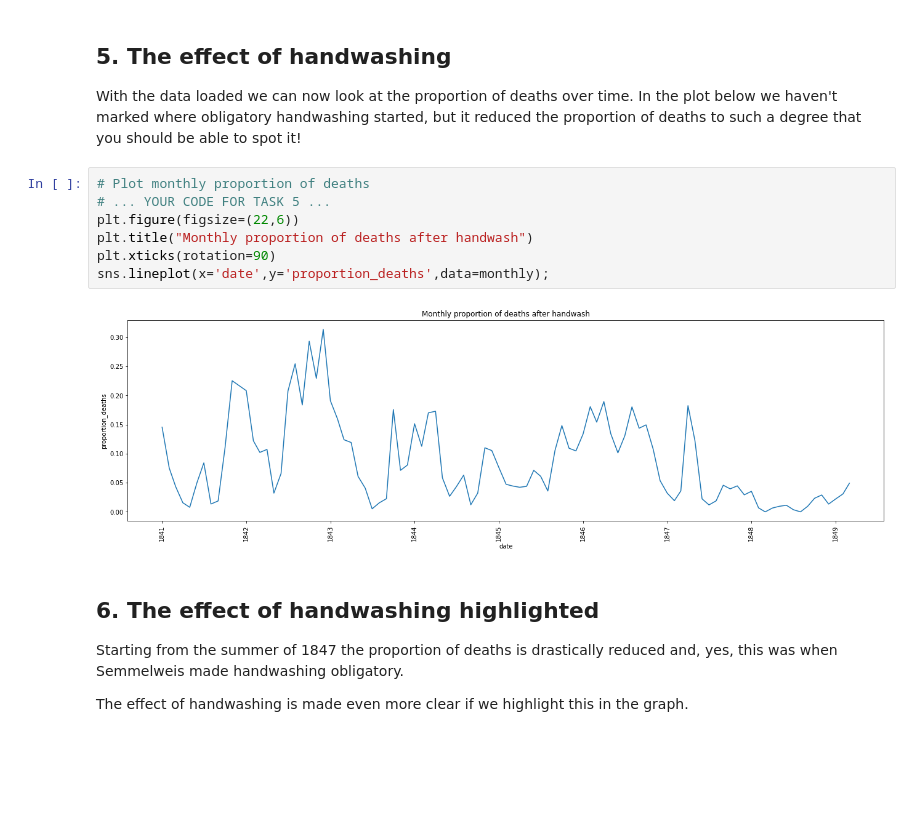
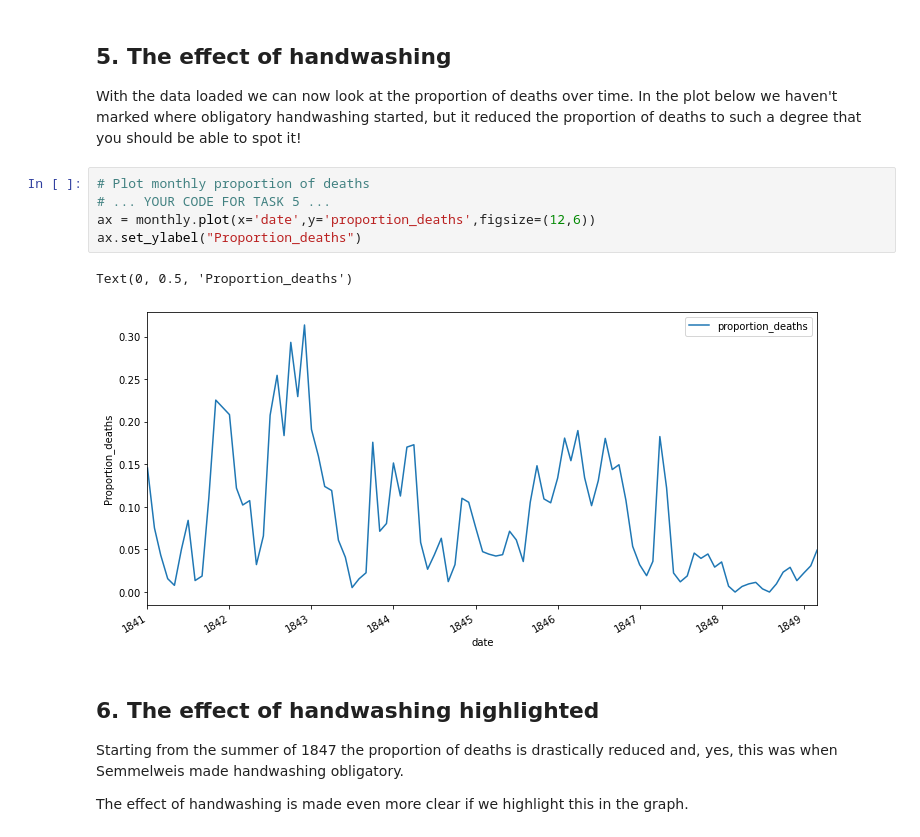
Before and after one commit to Akshatjain1999/Technocolabs-Internship-Project, a Jupyter notebook: mini-project-1/Dr. Semmelweis and the Discovery of Handwashing/notebook.ipynb, the cells around one changed output. Saved outputs shown, nothing was run; the diff lists cells and outputs as text; blank space fills up the shorter version.

```diff
--- a/mini-project-1/Dr. Semmelweis and the Discovery of Handwashing/notebook.ipynb
+++ b/mini-project-1/Dr. Semmelweis and the Discovery of Handwashing/notebook.ipynb
@@ -108,12 +109,11 @@ monthly
 # %%
 # Plot monthly proportion of deaths
 # ... YOUR CODE FOR TASK 5 ...
-plt.figure(figsize=(22,6))
-plt.title("Monthly proportion of deaths after handwash")
-plt.xticks(rotation=90)
-sns.lineplot(x='date',y='proportion_deaths',data=monthly);
+ax = monthly.plot(x='date',y='proportion_deaths',figsize=(12,6))
+ax.set_ylabel("Proportion_deaths")
 # %% [output]
+Text(0, 0.5, 'Proportion_deaths')
-[figure, old version]
+[figure, new version]
 # %% [markdown]
 ## 6. The effect of handwashing highlighted
 <p>Starting from the summer of 1847 the proportion of deaths is drastically reduced and, yes, this was when Semmelweis made handwashing obligatory. </p>
```
Also changed, not shown: parts of 3 cells of this notebook, 5 other files.
